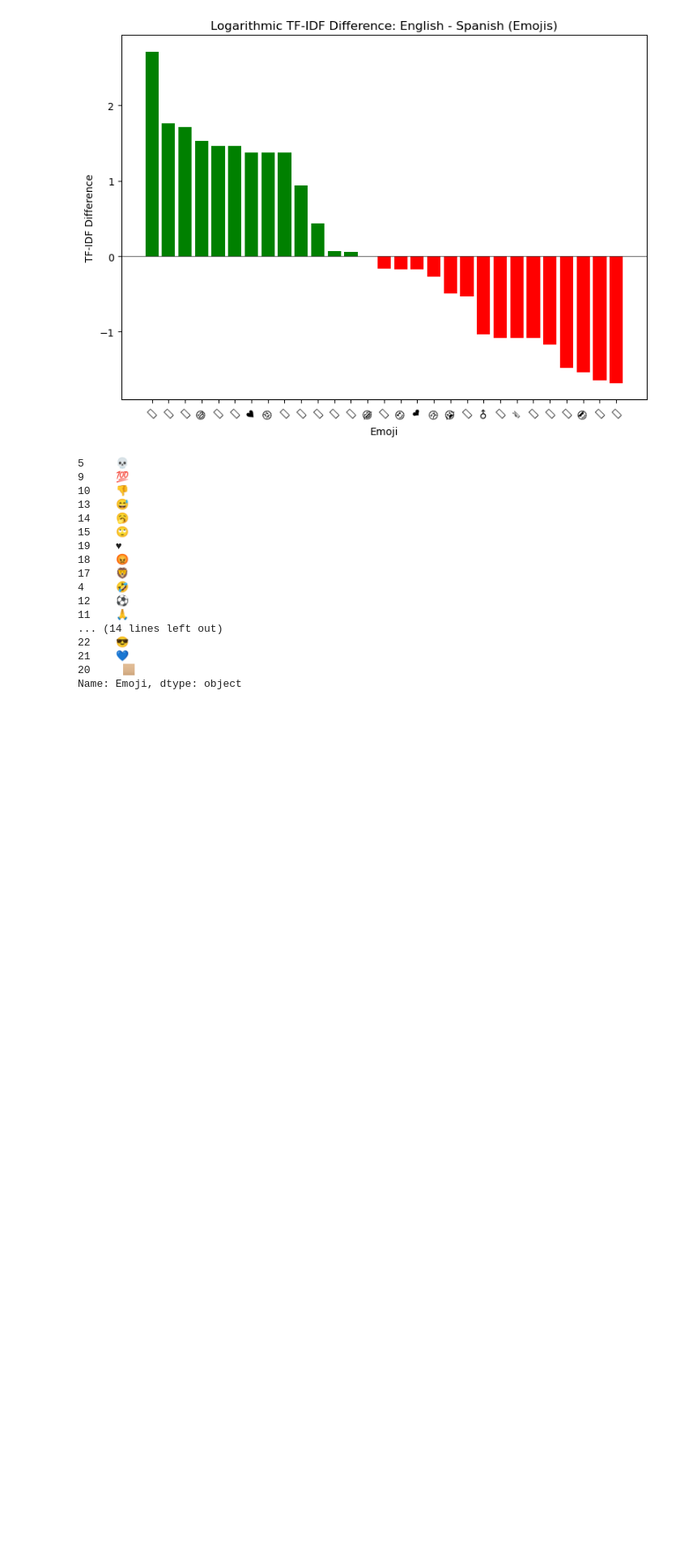
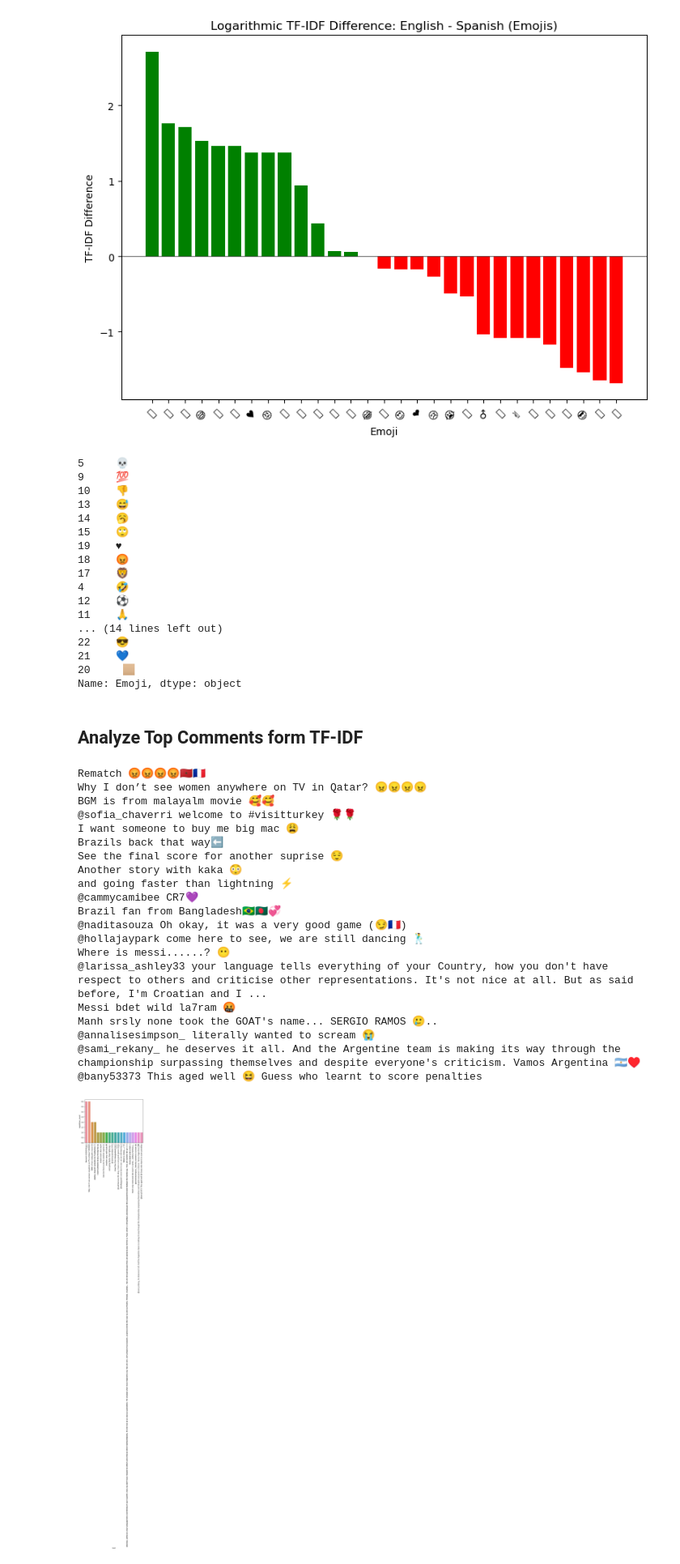
Before and after one commit to yuhsin-huang/EmojiResearch-WorldCup2022, a Jupyter notebook: 04-TF-IDF.ipynb, the cells around one changed output. Shown at 81% size. Saved outputs shown, nothing was run; the diff lists cells and outputs as text; code cells hidden in the pictures; blank space fills up the shorter version.

Commit message:
added tf-idf top comments 🗻

```diff
--- a/04-TF-IDF.ipynb
+++ b/04-TF-IDF.ipynb
@@ -446,3 +472,62 @@ merged_df['Emoji']
 21    💙
 20    🏼
 Name: Emoji, dtype: object
+# %% [markdown]
+## Analyze Top Comments form TF-IDF
+# %%
+def plot_tfidf_top_comments(lang_df_tf_idf, lang_corpus, lang_df):
+    df = lang_df_tf_idf.copy()
+
+    lang_df_tf_idf.max_score = 0
+    lang_df_tf_idf.max_arg = 0
+
+    # extract comments with highest tfidf score
+    for idx, row in df.iterrows():
+        lang_df_tf_idf.at[idx, 'max_score'] = df.loc[idx,:].max()
+        lang_df_tf_idf.at[idx, 'max_arg'] = df.columns[df.loc[idx,:].argmax()]
+
+    top_comments = lang_df_tf_idf.sort_values(by='max_score', ascending=False)[:20].copy()
+    top_comments['text'] = "" # get corresponding text
+    for idx, row in top_comments.iterrows():
+        top_comments.at[idx, 'text'] = lang_corpus[idx]
+
+    lang_repetitions = lang_df['emoji repetition list'].tolist()
+    top_comments['emoji_repetitions'] = 0
+    for idx, row in top_comments.iterrows():
+        top_comments.at[idx, 'emoji_repetitions'] = lang_repetitions[idx]
+
+    top_comments['repetition_count'] = 0
+    for idx, row in top_comments.iterrows():
+        x = top_comments.at[idx, 'emoji_repetitions'].strip('][').replace("'", '')
+        top_comments.at[idx, 'repetition_count'] = max(1,len(x))
+
+    sns.barplot(data=top_comments.sort_values(by='repetition_count', ascending=False), x='text', y='repetition_count')
+    plt.xticks(rotation=90)
+    return top_comments
+# %%
+en_top_comments = plot_tfidf_top_comments(en_df_tf_idf, en_corpus, en_df)
+t = en_top_comments.sort_values(by='repetition_count', ascending=False)['text'].tolist()
+for comment in t:
+    print(comment)
+# %% [output]
+Rematch 😡😡😡😡🇲🇦🇨🇵
+Why I don’t see women anywhere on TV in Qatar? 😠😠😠😠
+BGM is from malayalm movie 🥰🥰
+@sofia_chaverri welcome to #visitturkey 🌹🌹
+I want someone to buy me big mac 😩
+Brazils back that way⬅️
+See the final score for another suprise 😌
+Another story with kaka 😳
+and going faster than lightning ⚡
+@cammycamibee CR7💜
+Brazil fan from Bangladesh🇧🇷🇧🇩💞
+@naditasouza Oh okay, it was a very good game (😏🇫🇷)
+@hollajaypark come here to see, we are still dancing 🕺
+Where is messi......? 😶
+@larissa_ashley33 your language tells everything of your Country, how you don't have respect to others and criticise other representations. It's not nice at all. But as said before, I'm Croatian and I ...
+Messi bdet wild la7ram 🤬
+Manh srsly none took the GOAT's name... SERGIO RAMOS 🥲..
+@annalisesimpson_ literally wanted to scream 😭
+@sami_rekany_ he deserves it all. And the Argentine team is making its way through the championship surpassing themselves and despite everyone's criticism. Vamos Argentina 🇦🇷♥️
+@bany53373 This aged well 😆 Guess who learnt to score penalties
+[figure, added]
```
Also changed, not shown: parts of 10 cells of this notebook.
